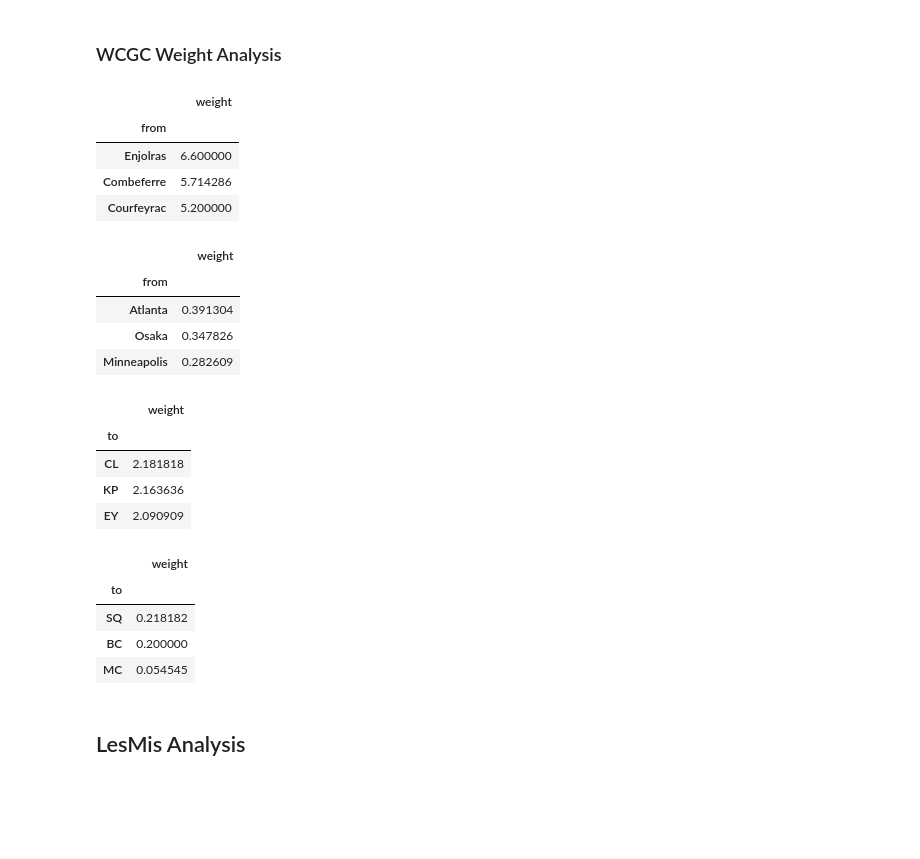
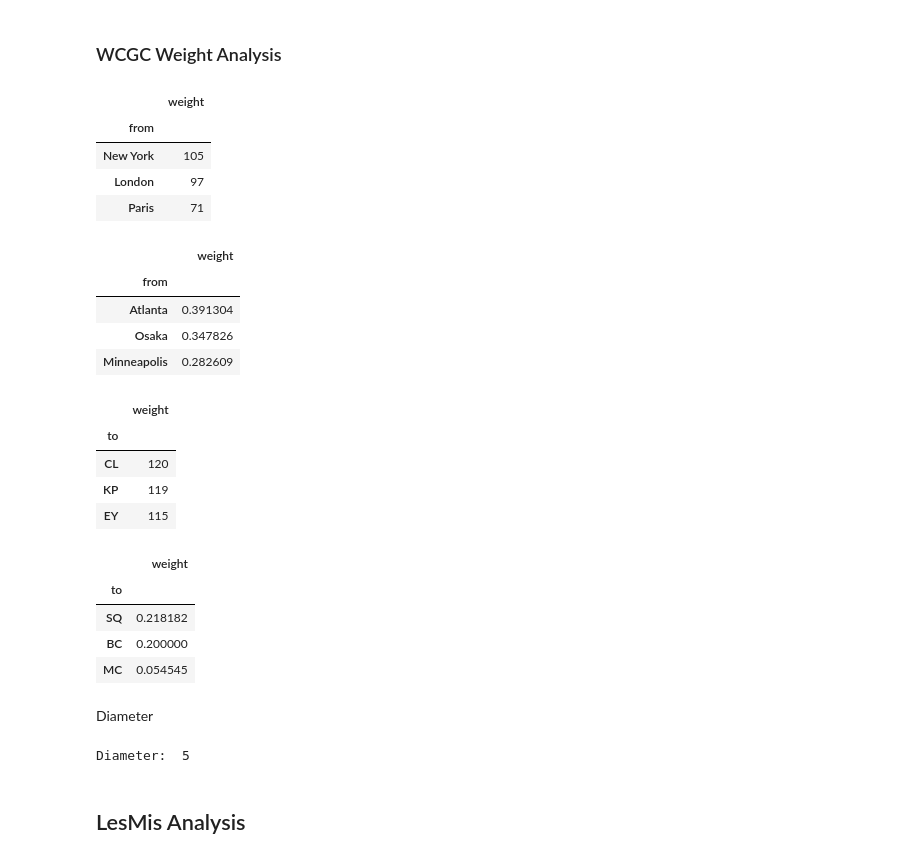
Before and after one commit to guedes-joaofelipe/CPS765-complex-networks, a Jupyter notebook: Assignment_1/network_analysis.ipynb, the cells around one changed output. Cells and saved outputs as stored; diff of their text form; code cells hidden in the pictures; blank space fills up the shorter version.

```diff
--- a/Assignment_1/network_analysis.ipynb
+++ b/Assignment_1/network_analysis.ipynb
@@ -100,6 +99,10 @@ dict_plots[dataset_tag] = dict()
 # %%
 if dataset_tag == "ml1m":
     G = nx.DiGraph()
+    for user_id in df["from"].unique():
+        G.add_node(user_id, node_type="user")
+    for item_id in df["to"].unique():
+        G.add_node(item_id, node_type="item")
     G.add_weighted_edges_from(df[["from", "to", "rating"]].values)
 elif dataset_tag == "wcgc":
     G = nx.Graph()
@@ -121,6 +124,11 @@ if dataset_tag == "wcgc":
         n_type_nodes = G.subgraph([n for n,attrdict in G.node.items() if attrdict['node_type'] == node_type] ).number_of_nodes()
         print ("Number of " + node_type + " nodes: ", n_type_nodes)
 
+if dataset_tag == "ml1m":
+    for node_type in ["user", "item"]:
+        n_type_nodes = G.subgraph([n for n,attrdict in G.node.items() if attrdict['node_type'] == node_type] ).number_of_nodes()
+        print ("Number of " + node_type + " nodes: ", n_type_nodes)
+
 print ("Transitivity: ", nx.transitivity(G))
 if not G.is_directed():
     print ("Is connected: ", nx.is_connected(G))
@@ -297,13 +319,13 @@ df_stats.describe()
 # %% [markdown]
 ### WCGC Weight Analysis
 # %%
-df.groupby("from").mean().sort_values(by=["weight"], ascending=False).head(3)
+df.groupby("from").sum().sort_values(by=["weight"], ascending=False).head(3)
 # %% [output]
 |  | weight |
 | from |  |
-| Enjolras | 6.600000 |
-| Combeferre | 5.714286 |
-| Courfeyrac | 5.200000 |
+| New York | 105 |
+| London | 97 |
+| Paris | 71 |
 # %%
 df.groupby("from").mean().sort_values(by=["weight"], ascending=False).tail(3)
 # %% [output]
@@ -313,13 +335,13 @@ df.groupby("from").mean().sort_values(by=["weight"], ascending=False).tail(3)
 | Osaka | 0.347826 |
 | Minneapolis | 0.282609 |
 # %%
-df.groupby("to").mean().sort_values(by=["weight"], ascending=False).head(3)
+df.groupby("to").sum().sort_values(by=["weight"], ascending=False).head(3)
 # %% [output]
 |  | weight |
 | to |  |
-| CL | 2.181818 |
-| KP | 2.163636 |
-| EY | 2.090909 |
+| CL | 120 |
+| KP | 119 |
+| EY | 115 |
 # %%
 df.groupby("to").mean().sort_values(by=["weight"], ascending=False).tail(3)
 # %% [output]
@@ -328,6 +350,12 @@ df.groupby("to").mean().sort_values(by=["weight"], ascending=False).tail(3)
 | SQ | 0.218182 |
 | BC | 0.200000 |
 | MC | 0.054545 |
+# %% [markdown]
+Diameter
+# %%
+print ("Diameter: ", nx.diameter(G))
+# %% [output]
+Diameter:  5
 # %% [markdown]
 ## LesMis Analysis
 # %% [markdown]
```
Also changed, not shown: parts of 12 cells of this notebook, 17 other files.
